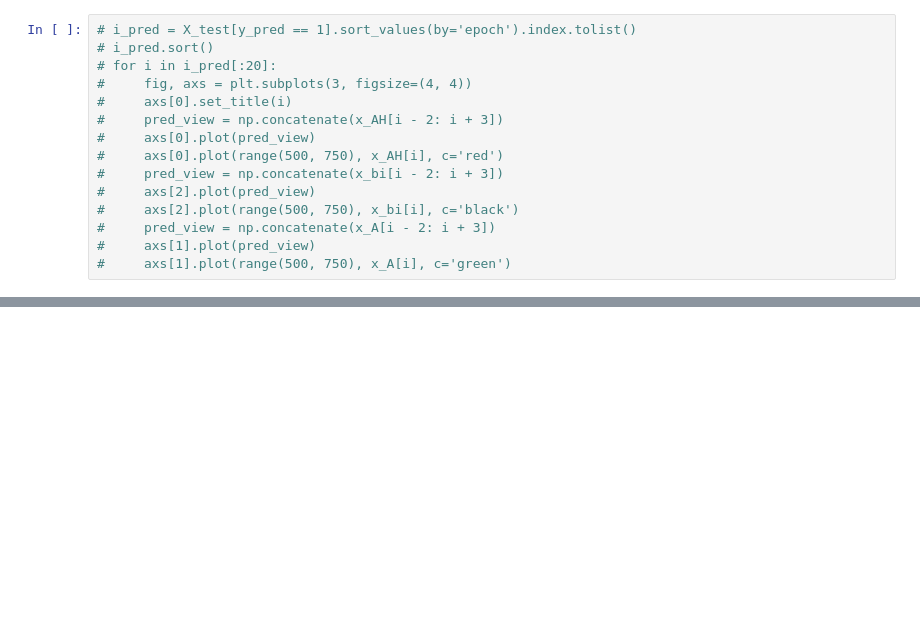
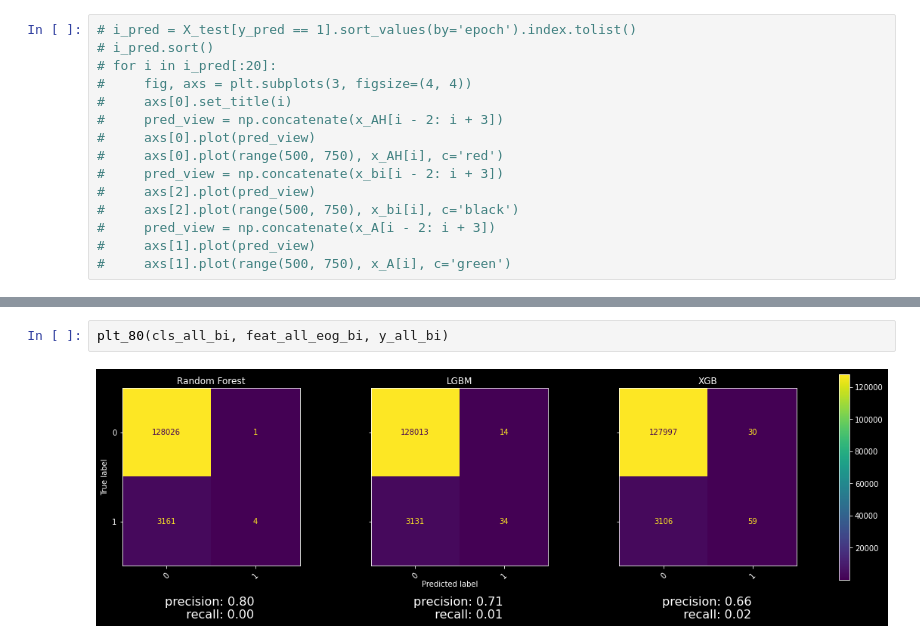
Before and after one commit to The1per/spikes_notebooks, a Jupyter notebook: scalp_model.ipynb, the cells around one changed output, grey strips where cells are left out. Drawn from its saved outputs; the diff is of its cells as text; blank space fills up the shorter version.

```diff
--- a/scalp_model.ipynb
+++ b/scalp_model.ipynb
@@ -799,0 +512,4 @@ plt.show()
+# %%
+plt_80(cls_all_bi, feat_all_eog_bi, y_all_bi)
+# %% [output]
+[figure, added]
```
Also changed, not shown: parts of 33 cells of this notebook.
